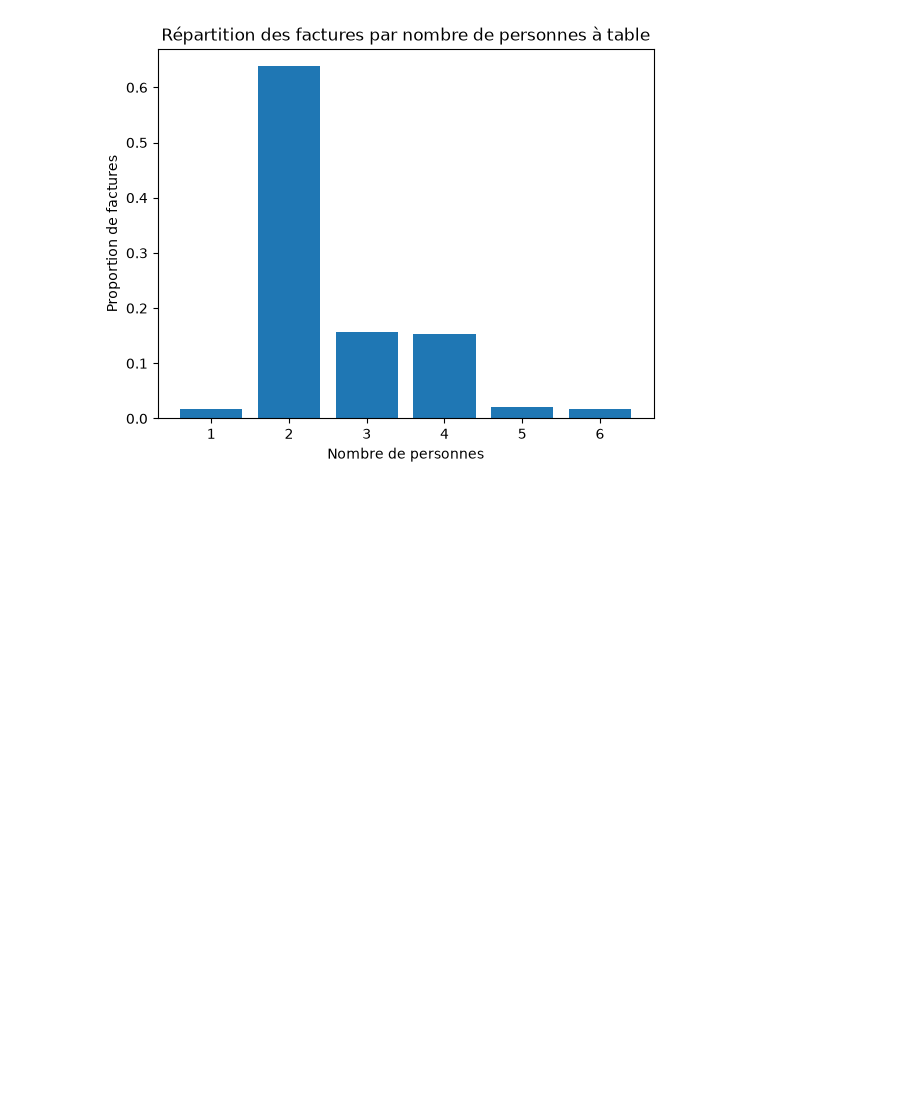
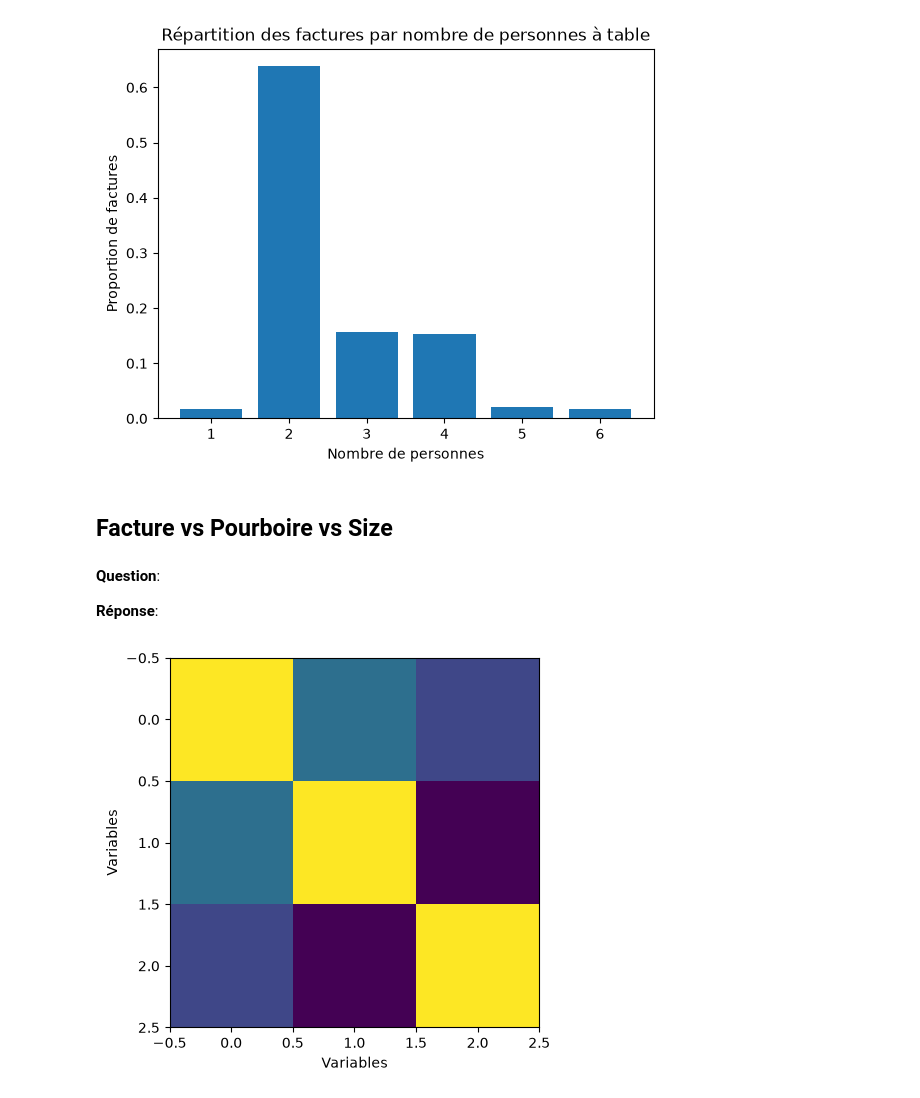
Before and after one commit to chris-nd/dataviz-tips, a Jupyter notebook: notebooks/03_visualization_matplotlib.ipynb, the cells around one changed output. Drawn from its saved outputs; the diff is of its cells as text; code cells hidden in the pictures; blank space fills up the shorter version.

```diff
--- a/notebooks/03_visualization_matplotlib.ipynb
+++ b/notebooks/03_visualization_matplotlib.ipynb
@@ -104,3 +106,18 @@ ax.set_ylabel("Proportion de factures")
 plt.show()
 # %% [output]
 [figure]
+# %% [markdown]
+## Facture vs Pourboire vs Size
+# %% [markdown]
+**Question**:
+
+**Réponse**:
+# %%
+fig, ax = plt.subplots()
+ax.imshow(tips.corr(numeric_only=True))
+ax.set_xlabel("Variables")
+ax.set_ylabel("Variables")
+
+plt.show()
+# %% [output]
+[figure, added]
```
Also changed, not shown: parts of 1 cell of this notebook, 1 other file.
